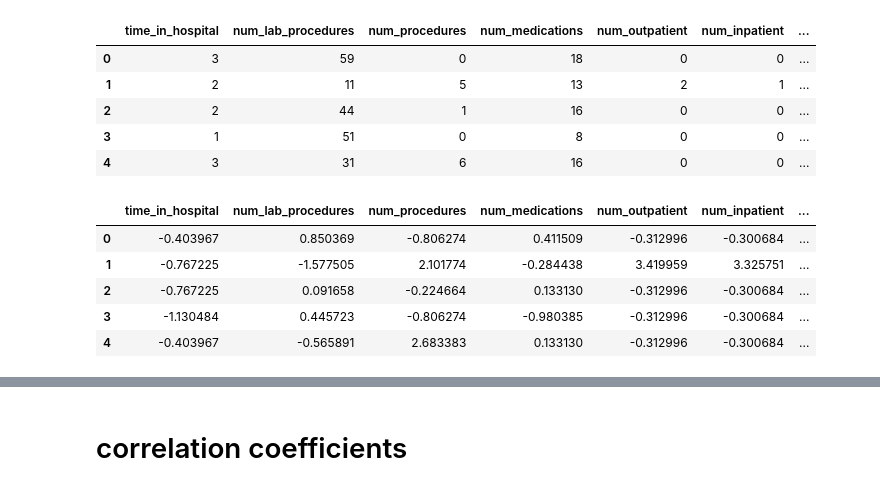
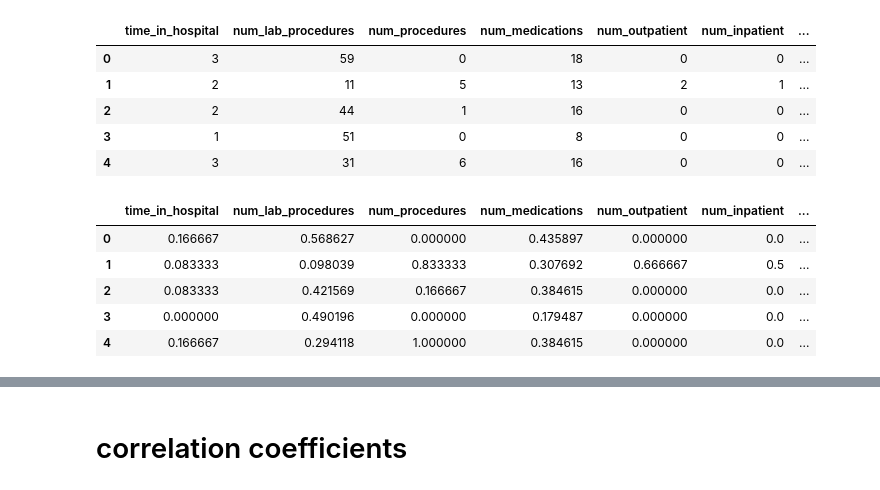
Before and after one commit to annasophiat/diabetic-readmissions, a Jupyter notebook: diabetes_statistical_analysis.ipynb, the cells around one changed output, grey strips where cells are left out. Drawn from its saved outputs; the diff is of its cells as text; code cells hidden in the pictures.

```diff
--- a/diabetes_statistical_analysis.ipynb
+++ b/diabetes_statistical_analysis.ipynb
@@ -261,3 +257,6 @@ diabetes = diabetes.drop(columns=meds)
+# %%
+# drop columns that do not pass the p-value test
+diabetes = diabetes.drop(columns=null_meds)
 # %%
 diabetes.head()
 # %% [output]
@@ -419,6 +406,10 @@ diabetes['metformin'] = diabetes['metformin'].replace({'No':'No_metformin', 'Ste
 # Unique Values: ['No' 'Up' 'Steady' 'Down']
 diabetes['repaglinide'] = diabetes['repaglinide'].replace({'No':'No_repaglinide', 'Steady':'Steady_repaglinide',
                                                        'Up':'Up_repaglinide', 'Down':'Down_repaglinide'})
+# %%
+# Column Name: acarbose
+# Unique Values: ['No' 'Steady' 'Up']
+diabetes['acarbose'] = diabetes['acarbose'].replace({'No':'No_acarbose', 'Steady':'Steady_acarbose', 'Up':'Up_acarbose'})
 # %%
 # Column Name: glipizide
 # Unique Values: ['No' 'Steady' 'Up' 'Down']
@@ -439,10 +430,6 @@ diabetes['rosiglitazone'] = diabetes['rosiglitazone'].replace({'No':'No_rosiglit
 # Unique Values: ['No' 'Up' 'Steady' 'Down']
 diabetes['insulin'] = diabetes['insulin'].replace({'No':'No_insulin', 'Steady':'Steady_insulin',
                                                        'Up':'Up_insulin', 'Down':'Down_insulin'})
-# %%
-# Column Name: admission_type
-# Unique Values: ['Unknown' 'Emergency' 'Urgent' 'Elective' 'Newborn' 'Trauma Center']
-diabetes['admission_type'] = diabetes['admission_type'].replace('Unknown', 'Unknown_admission_type')
 # %% [markdown]
 ## encoding categorical variables - dummy variables
 # %%
@@ -480,10 +467,10 @@ We are using [Standard Scaler](https://scikit-learn.org/stable/modules/generated
 # %%
 # standardize numerical variables
-diabetes_scalar = pd.concat([diabetes.time_in_hospital, diabetes.num_lab_procedures,
+diabetes_scaler = pd.concat([diabetes.time_in_hospital, diabetes.num_lab_procedures,
                          diabetes.num_procedures, diabetes.num_medications, diabetes.num_outpatient,
                          diabetes.num_inpatient, diabetes.num_diagnoses], axis=1)
 
-diabetes_scalar.head()
+diabetes_scaler.head()
 # %% [output]
 |  | time_in_hospital | num_lab_procedures | num_procedures | num_medications | num_outpatient | num_inpatient | ... |
 | 0 | 3 | 59 | 0 | 18 | 0 | 0 | ... |
@@ -493,20 +480,20 @@ diabetes_scalar.head()
 | 4 | 3 | 31 | 6 | 16 | 0 | 0 | ... |
 # %%
 # initialize and fit to data
-scaler = StandardScaler()
-scaled_diabetes = scaler.fit_transform(diabetes_scalar)
+scaler = MinMaxScaler()
+scaled_diabetes = scaler.fit_transform(diabetes_scaler)
 scaled_diabetes = pd.DataFrame(scaled_diabetes, columns=['time_in_hospital', 'num_lab_procedures',
                                                          'num_procedures', 'num_medications', 'num_outpatient',
                                                          'num_inpatient', 'num_diagnoses'])
 
 scaled_diabetes.head()
 # %% [output]
 |  | time_in_hospital | num_lab_procedures | num_procedures | num_medications | num_outpatient | num_inpatient | ... |
-| 0 | -0.403967 | 0.850369 | -0.806274 | 0.411509 | -0.312996 | -0.300684 | ... |
-| 1 | -0.767225 | -1.577505 | 2.101774 | -0.284438 | 3.419959 | 3.325751 | ... |
-| 2 | -0.767225 | 0.091658 | -0.224664 | 0.133130 | -0.312996 | -0.300684 | ... |
-| 3 | -1.130484 | 0.445723 | -0.806274 | -0.980385 | -0.312996 | -0.300684 | ... |
-| 4 | -0.403967 | -0.565891 | 2.683383 | 0.133130 | -0.312996 | -0.300684 | ... |
+| 0 | 0.166667 | 0.568627 | 0.000000 | 0.435897 | 0.000000 | 0.0 | ... |
+| 1 | 0.083333 | 0.098039 | 0.833333 | 0.307692 | 0.666667 | 0.5 | ... |
+| 2 | 0.083333 | 0.421569 | 0.166667 | 0.384615 | 0.000000 | 0.0 | ... |
+| 3 | 0.000000 | 0.490196 | 0.000000 | 0.179487 | 0.000000 | 0.0 | ... |
+| 4 | 0.166667 | 0.294118 | 1.000000 | 0.384615 | 0.000000 | 0.0 | ... |
 # %%
 diabetes_ml = pd.concat([diabetes.gender, diabetes.diabetesMed, scaled_diabetes, diabetes.change,
                          all_var, diabetes.readmitted], axis=1)
```
Also changed, not shown: parts of 40 cells of this notebook, 2 other files.
